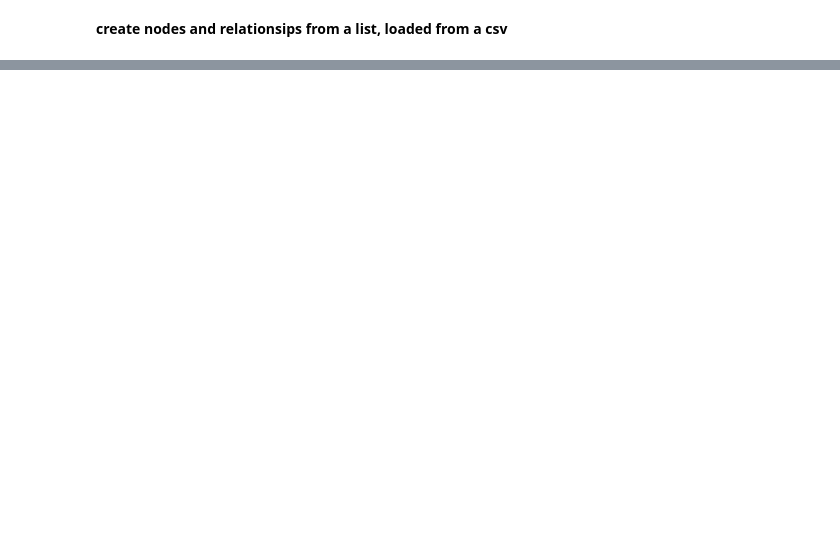
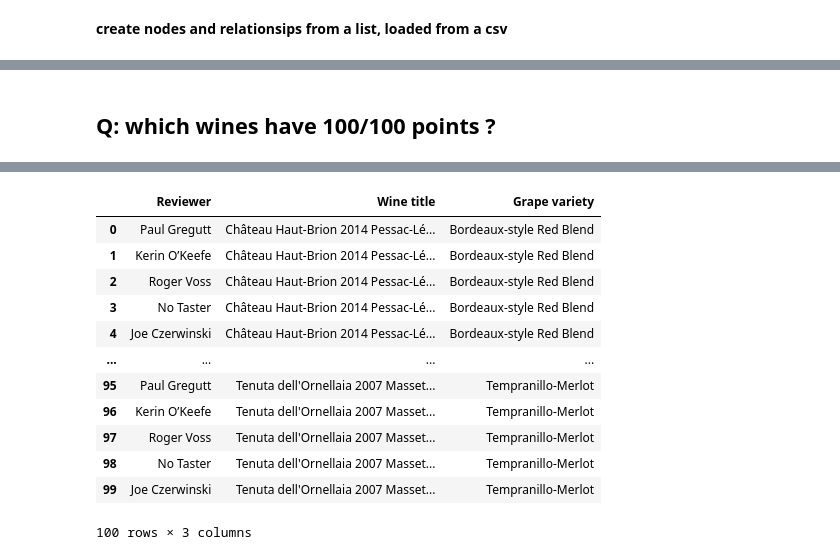
Before and after one commit to albert-kevin/azuremachinelearning, a Jupyter notebook: code/notebooks/howto_Graph.ipynb, the cells around one changed output, grey strips where cells are left out. Cells and saved outputs as stored; diff of their text form; code cells hidden in the pictures; blank space fills up the shorter version.

Commit message:
add more data, points, description data

```diff
--- a/code/notebooks/howto_Graph.ipynb
+++ b/code/notebooks/howto_Graph.ipynb
@@ -569,0 +629,7 @@ Wall time: 18.1 s
+# %%
+%%time
+# indexes for additional data
+graph.run("""CREATE INDEX ON :Description(value)""")
+graph.run("""CREATE INDEX ON :Event(value)""")
+graph.run("""CREATE INDEX ON :Product(value)""")
+graph.run("""CREATE INDEX ON :Location(value)""")
@@ -569,0 +807,12 @@ Wall time: 18.1 s
+# %%
+%%time
+# remove relationships between Taster and Wine
+query = """
+CALL apoc.periodic.commit("
+    MATCH (t:Taster)-[r:RATES_WINE]->(w:Wine)
+    WITH r LIMIT $limit
+    DELETE r
+    RETURN COUNT(*)",
+    {limit:10})
+"""
+graph.run(query).to_data_frame()
@@ -569,0 +824,26 @@ Wall time: 18.1 s
+# %%
+%%time
+# indexes for additional data
+graph.run("""CREATE INDEX ON :Points(name)""")
+# %%
+%%time
+# connect, COALESCE means select everything except 'No Taster'
+query = """
+USING PERIODIC COMMIT 1000
+LOAD CSV WITH HEADERS FROM 'file:///"""+file+"""' AS line FIELDTERMINATOR ','
+MATCH (t:Taster {name:line.taster_name})-[:GAVE_POINTS]->(p:Points {value:toInteger(line.points)})
+MATCH (w:Wine {name:line.title})
+MERGE (p)<-[:HAS_POINTS]-(w)
+"""
+graph.run(query)
+# %% [markdown]
+## Q: which wines have 100/100 points ?
+# %%
+%%time
+query = """
+MATCH (p:Points {value:'100'})<-[:HAS_POINTS]-(w:Wine)-[:HAS_VARIETY]-(v:Variety)
+MATCH (p)<-[:GAVE_POINTS]-(t:Taster)
+RETURN t.name AS `Reviewer`,  w.name AS `Wine title`, v.name AS `Grape variety` ORDER BY `Grape variety`
+"""
+graph.run(query).to_data_frame()
+# %% [output]
@@ -569,0 +852,13 @@ Wall time: 18.1 s
+|  | Reviewer | Wine title | Grape variety |
+| 0 | Paul Gregutt | Château Haut-Brion 2014 Pessac-Lé... | Bordeaux-style Red Blend |
+| 1 | Kerin O’Keefe | Château Haut-Brion 2014 Pessac-Lé... | Bordeaux-style Red Blend |
+| 2 | Roger Voss | Château Haut-Brion 2014 Pessac-Lé... | Bordeaux-style Red Blend |
+| 3 | No Taster | Château Haut-Brion 2014 Pessac-Lé... | Bordeaux-style Red Blend |
+| 4 | Joe Czerwinski | Château Haut-Brion 2014 Pessac-Lé... | Bordeaux-style Red Blend |
+| ... | ... | ... | ... |
+| 95 | Paul Gregutt | Tenuta dell'Ornellaia 2007 Masset... | Tempranillo-Merlot |
+| 96 | Kerin O’Keefe | Tenuta dell'Ornellaia 2007 Masset... | Tempranillo-Merlot |
+| 97 | Roger Voss | Tenuta dell'Ornellaia 2007 Masset... | Tempranillo-Merlot |
+| 98 | No Taster | Tenuta dell'Ornellaia 2007 Masset... | Tempranillo-Merlot |
+| 99 | Joe Czerwinski | Tenuta dell'Ornellaia 2007 Masset... | Tempranillo-Merlot |
+100 rows × 3 columns
```
Also changed, not shown: parts of 47 cells of this notebook, 2 other files.
